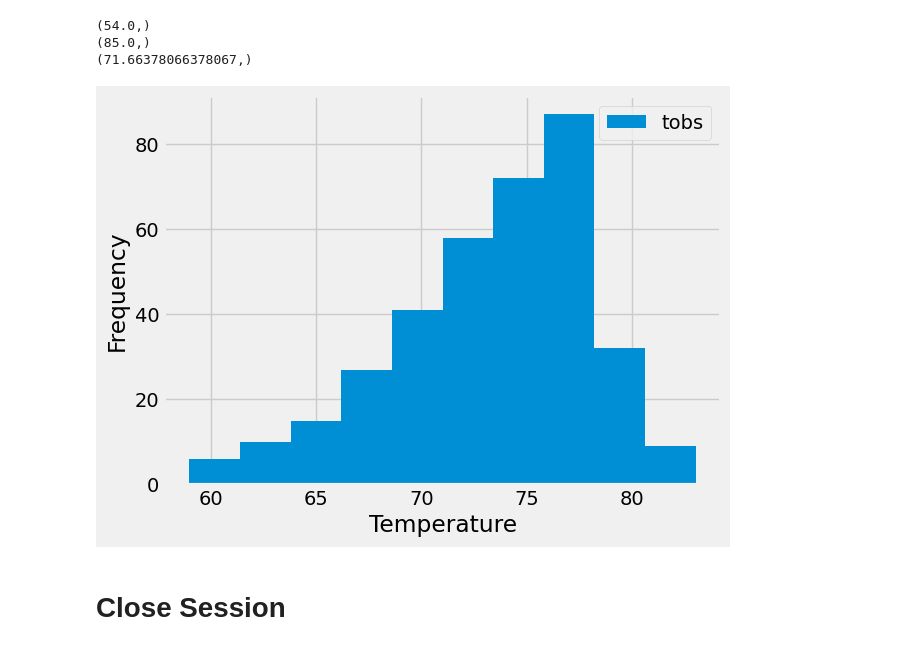
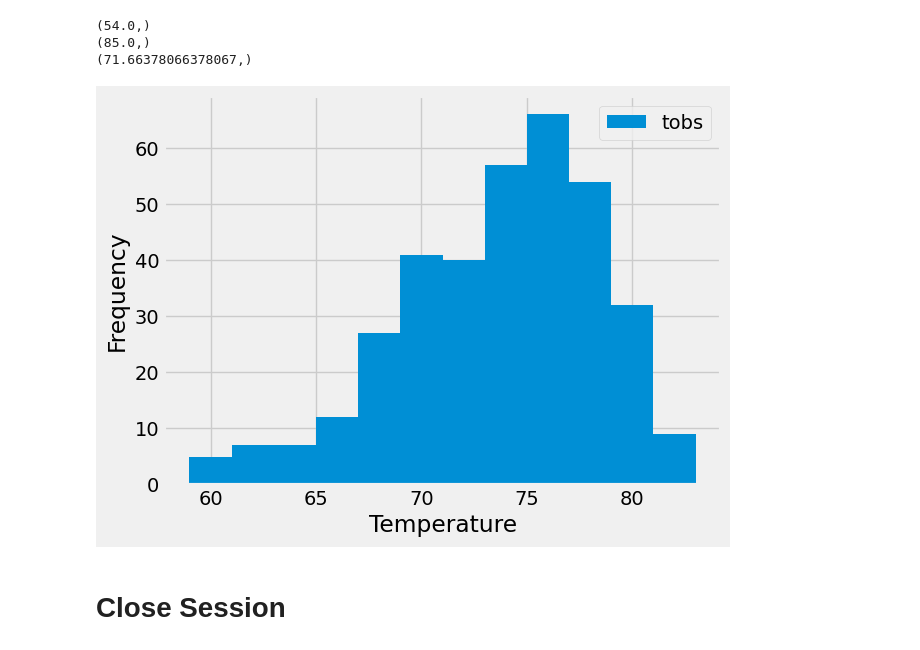
Before and after one commit to nickbartram/sqlalchemy-challenge, a Jupyter notebook: SurfsUp/climate_starter.ipynb, the cells around one changed output. Cells and saved outputs as stored; diff of their text form; code cells hidden in the pictures.

Commit message:
Fixed plot issue, bins changed to 12 for each month

```diff
--- a/SurfsUp/climate_starter.ipynb
+++ b/SurfsUp/climate_starter.ipynb
@@ -142,35 +142,35 @@ station_recent_date = (
     session.query(func.max(Measurement.date))
     .filter(Measurement.station == most_active_id)
     .scalar()
 )
 
 # Ensure station_recent_date is in the correct datetime format
 station_recent_date = datetime.strptime(station_recent_date, "%Y-%m-%d")
 
 # Find the year ago date from the most active station
 station_year_ago = station_recent_date - timedelta(days= 366)
 
 # Query to find temperature data from the last 366 days
 temperature_data = (
     session.query(Measurement.tobs)
     .filter(
         Measurement.station == most_active_id,
         Measurement.date >= station_year_ago
     )
     .all()
 )
 
 # Save the temperatures into a list
 temperatures = [temp[0] for temp in temperature_data]
 
 # Plot the temperatures
-plt.hist(temperatures, label="tobs")
+plt.hist(temperatures, bins=12, label="tobs")
 plt.xlabel('Temperature')
 plt.ylabel('Frequency')
 plt.legend()
 plt.show()
 # %% [output]
-[figure, old version]
+[figure, new version]
 # %% [markdown]
 # Close Session
 # %%
```
